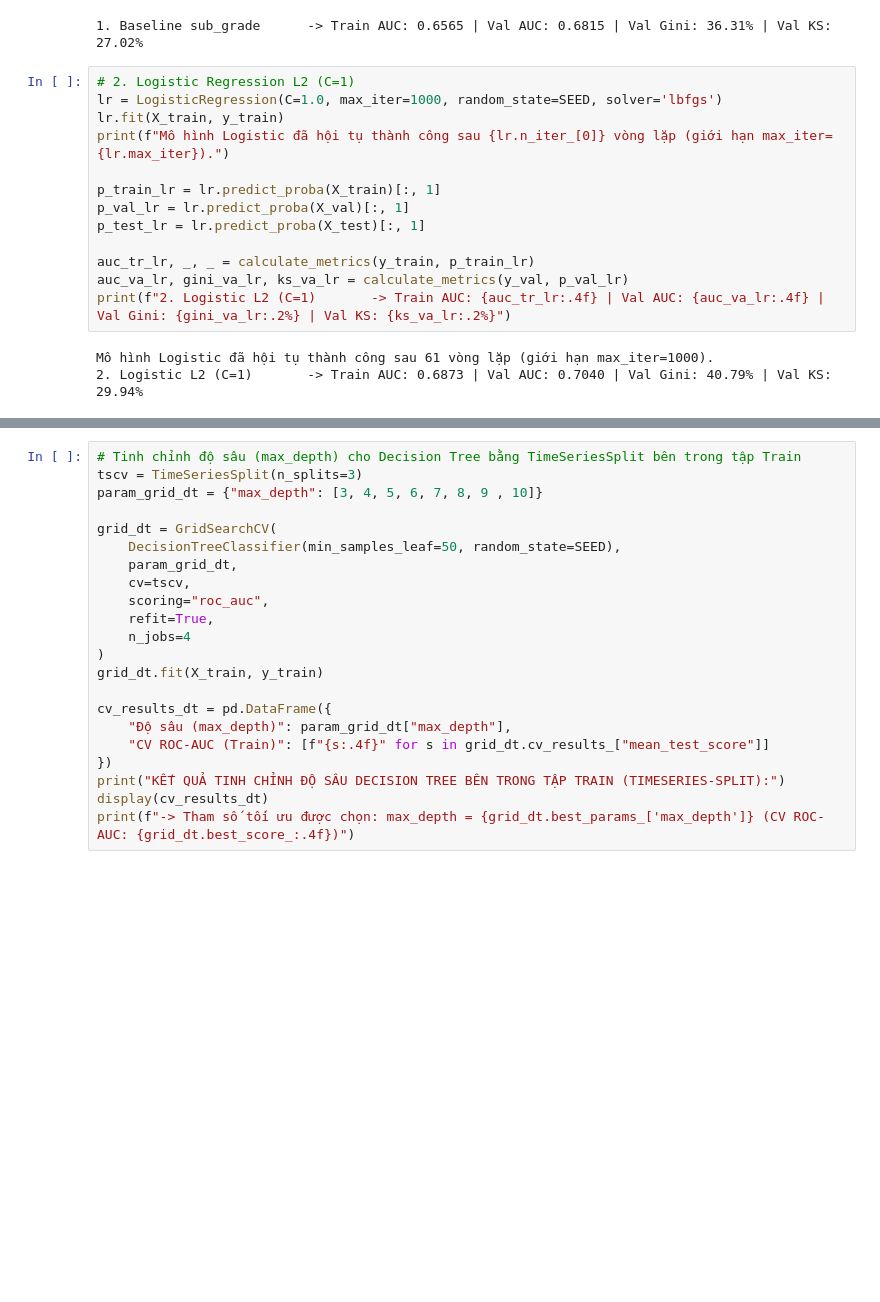
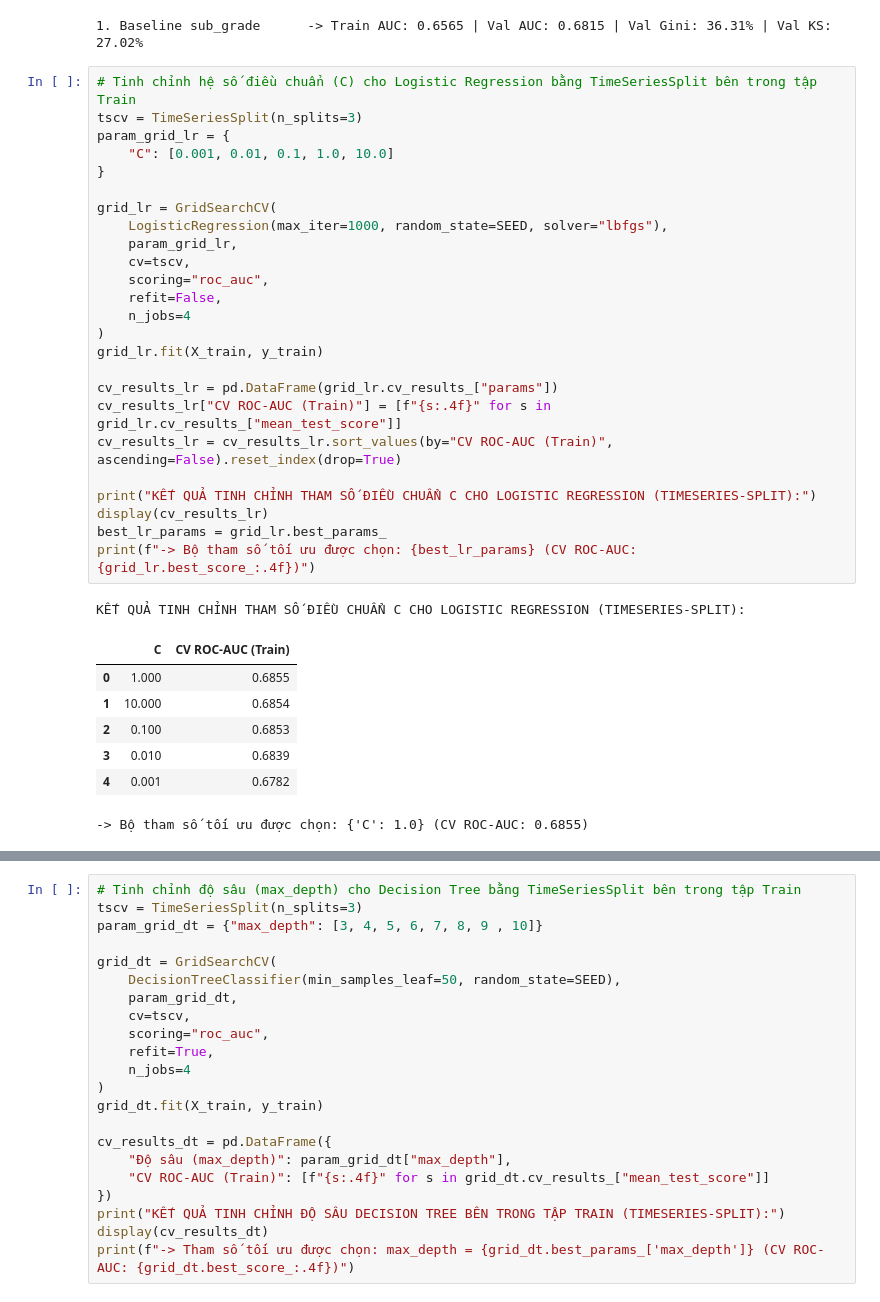
Before and after one commit to Eliza516/Lending-Club-Credit-Scoring, a Jupyter notebook: notebooks/03_logistic.ipynb, the cells around one changed output, grey strips where cells are left out. Cells and saved outputs as stored; diff of their text form; blank space fills up the shorter version.

Commit message:
thêm ô tuning hệ số điều chuẩn C cho Logistic Regression với TimeSeriesSplit

```diff
--- a/notebooks/03_logistic.ipynb
+++ b/notebooks/03_logistic.ipynb
@@ -103,19 +103,37 @@ auc_va_base, gini_va_base, ks_va_base = calculate_metrics(y_val, p_val_base)
 print(f"1. Baseline sub_grade      -> Train AUC: {auc_tr_base:.4f} | Val AUC: {auc_va_base:.4f} | Val Gini: {gini_va_base:.2%} | Val KS: {ks_va_base:.2%}")
 # %% [output]
 1. Baseline sub_grade      -> Train AUC: 0.6565 | Val AUC: 0.6815 | Val Gini: 36.31% | Val KS: 27.02%
-# %%
-# 2. Logistic Regression L2 (C=1)
-lr = LogisticRegression(C=1.0, max_iter=1000, random_state=SEED, solver='lbfgs')
-lr.fit(X_train, y_train)
-print(f"Mô hình Logistic đã hội tụ thành công sau {lr.n_iter_[0]} vòng lặp (giới hạn max_iter={lr.max_iter}).")
-
-p_train_lr = lr.predict_proba(X_train)[:, 1]
-p_val_lr = lr.predict_proba(X_val)[:, 1]
-p_test_lr = lr.predict_proba(X_test)[:, 1]
-
-auc_tr_lr, _, _ = calculate_metrics(y_train, p_train_lr)
-auc_va_lr, gini_va_lr, ks_va_lr = calculate_metrics(y_val, p_val_lr)
-print(f"2. Logistic L2 (C=1)       -> Train AUC: {auc_tr_lr:.4f} | Val AUC: {auc_va_lr:.4f} | Val Gini: {gini_va_lr:.2%} | Val KS: {ks_va_lr:.2%}")
-# %% [output]
-Mô hình Logistic đã hội tụ thành công sau 61 vòng lặp (giới hạn max_iter=1000).
-2. Logistic L2 (C=1)       -> Train AUC: 0.6873 | Val AUC: 0.7040 | Val Gini: 40.79% | Val KS: 29.94%
+# %%
+# Tinh chỉnh hệ số điều chuẩn (C) cho Logistic Regression bằng TimeSeriesSplit bên trong tập Train
+tscv = TimeSeriesSplit(n_splits=3)
+param_grid_lr = {
+    "C": [0.001, 0.01, 0.1, 1.0, 10.0]
+}
+
+grid_lr = GridSearchCV(
+    LogisticRegression(max_iter=1000, random_state=SEED, solver="lbfgs"),
+    param_grid_lr,
+    cv=tscv,
+    scoring="roc_auc",
+    refit=False,
+    n_jobs=4
+)
+grid_lr.fit(X_train, y_train)
+
+cv_results_lr = pd.DataFrame(grid_lr.cv_results_["params"])
+cv_results_lr["CV ROC-AUC (Train)"] = [f"{s:.4f}" for s in grid_lr.cv_results_["mean_test_score"]]
+cv_results_lr = cv_results_lr.sort_values(by="CV ROC-AUC (Train)", ascending=False).reset_index(drop=True)
+
+print("KẾT QUẢ TINH CHỈNH THAM SỐ ĐIỀU CHUẨN C CHO LOGISTIC REGRESSION (TIMESERIES-SPLIT):")
+display(cv_results_lr)
+best_lr_params = grid_lr.best_params_
+print(f"-> Bộ tham số tối ưu được chọn: {best_lr_params} (CV ROC-AUC: {grid_lr.best_score_:.4f})")
+# %% [output]
+KẾT QUẢ TINH CHỈNH THAM SỐ ĐIỀU CHUẨN C CHO LOGISTIC REGRESSION (TIMESERIES-SPLIT):
+|  | C | CV ROC-AUC (Train) |
+| 0 | 1.000 | 0.6855 |
+| 1 | 10.000 | 0.6854 |
+| 2 | 0.100 | 0.6853 |
+| 3 | 0.010 | 0.6839 |
+| 4 | 0.001 | 0.6782 |
+-> Bộ tham số tối ưu được chọn: {'C': 1.0} (CV ROC-AUC: 0.6855)
```
Also changed, not shown: parts of 2 cells of this notebook.
